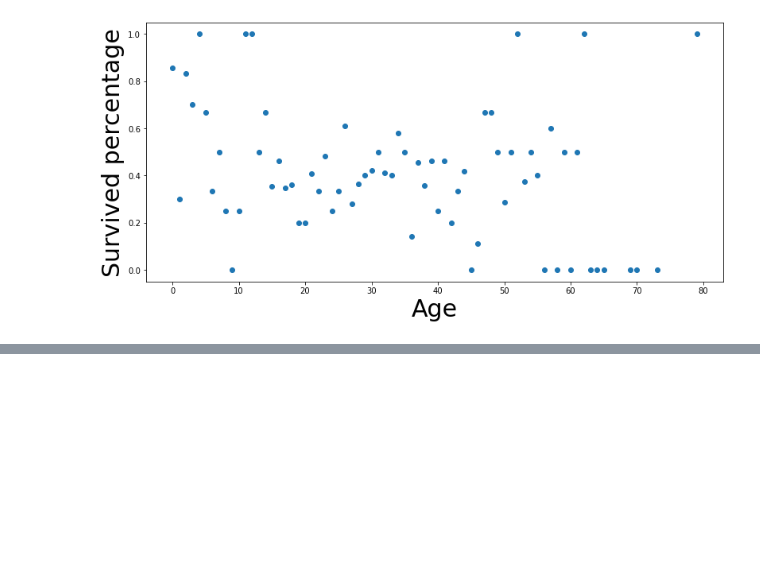
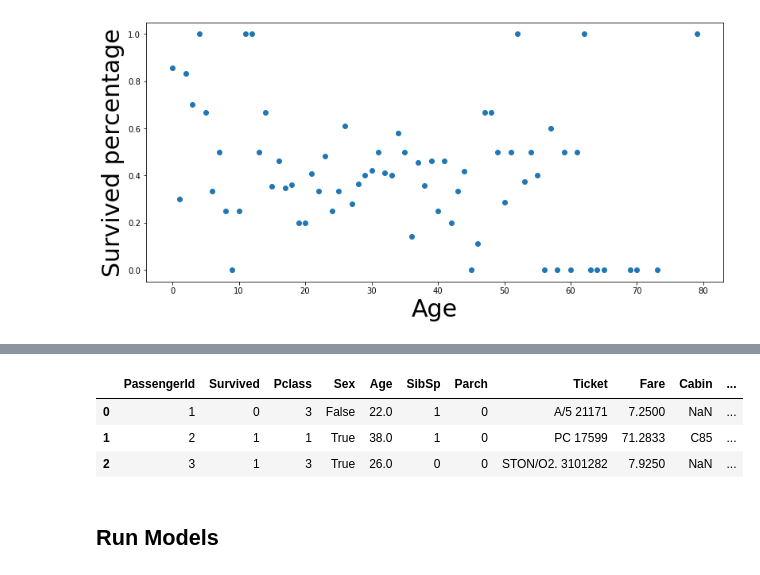
Before and after one commit to Yucheng-Zhu/Titanic_MachineLearningfromDisaster, a Jupyter notebook: Titanic (MLP).ipynb, the cells around one changed output, grey strips where cells are left out. Drawn from its saved outputs; the diff is of its cells as text; code cells hidden in the pictures; blank space fills up the shorter version.

```diff
--- a/Titanic (MLP).ipynb
+++ b/Titanic (MLP).ipynb
@@ -100,0 +178,12 @@ df_train_clean = ReplaceNaNs(df_train)
+# %%
+# -- Drop first names
+df_train_surnameOnly = df_train_numericized.copy(deep=True)
+Names = df_train_numericized['Name'].str.split(',', expand=True)
+df_train_surnameOnly['Surname'] = Names[0]
+df_train_surnameOnly = df_train_surnameOnly.drop('Name', axis=1)
+df_train_surnameOnly.head(3)
+# %% [output]
+|  | PassengerId | Survived | Pclass | Sex | Age | SibSp | Parch | Ticket | Fare | Cabin | ... |
+| 0 | 1 | 0 | 3 | False | 22.0 | 1 | 0 | A/5 21171 | 7.2500 | NaN | ... |
+| 1 | 2 | 1 | 1 | True | 38.0 | 1 | 0 | PC 17599 | 71.2833 | C85 | ... |
+| 2 | 3 | 1 | 3 | True | 26.0 | 0 | 0 | STON/O2. 3101282 | 7.9250 | NaN | ... |
@@ -100,0 +194,2 @@ df_train_clean = ReplaceNaNs(df_train)
+# %% [markdown]
+## Run Models
```
Also changed, not shown: parts of 19 cells of this notebook, 2 other files.
